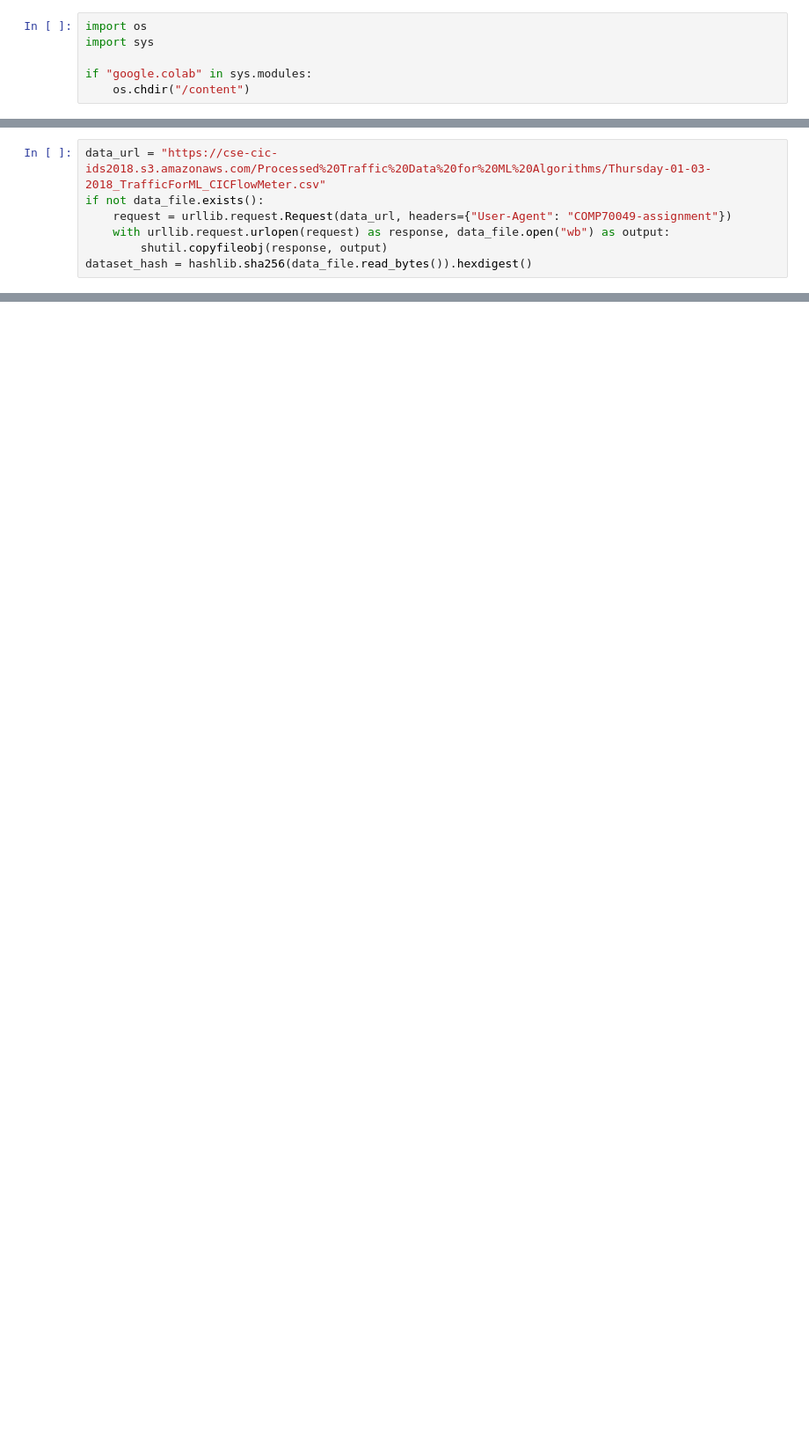
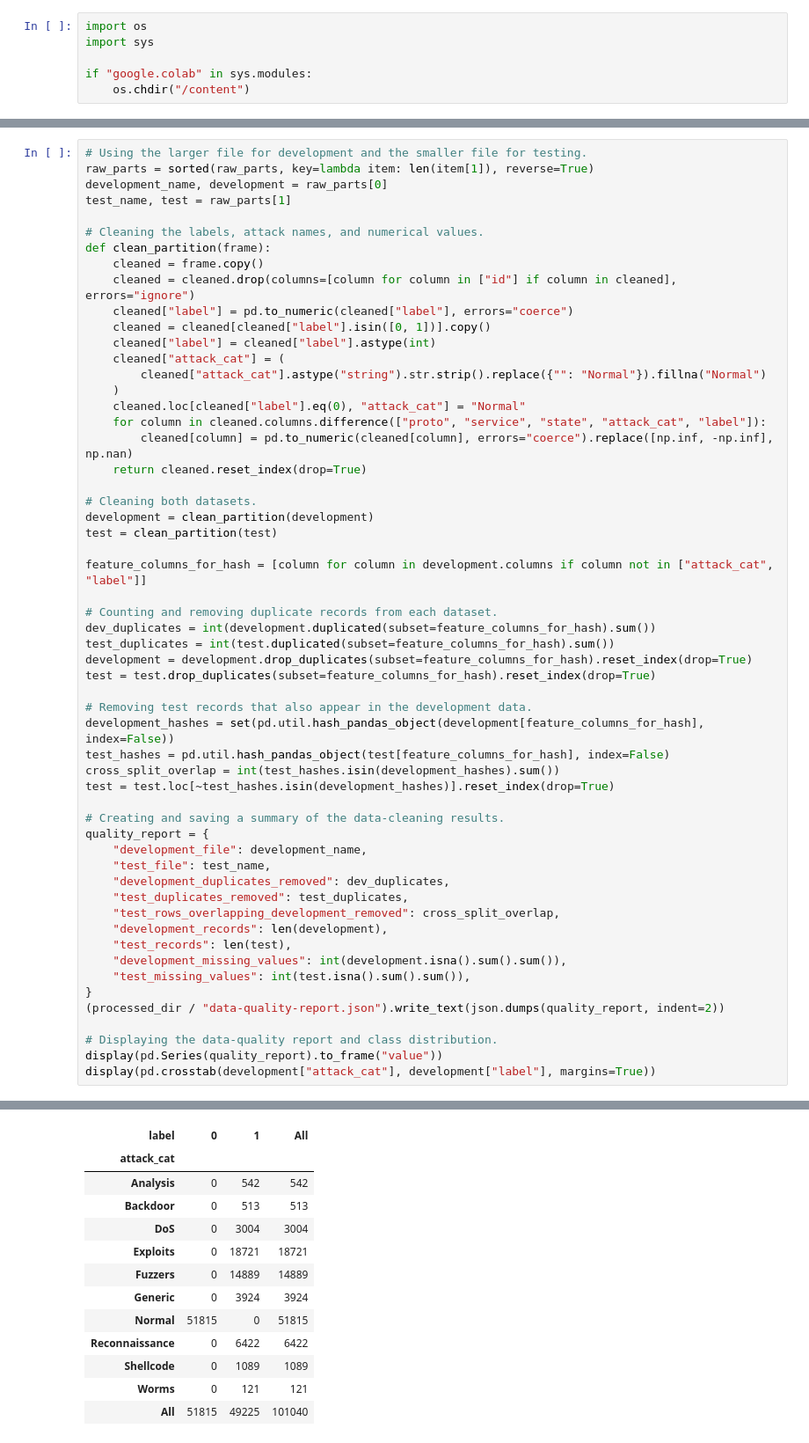
Before and after one commit to Saumyakeshi/ml_assignment, a Jupyter notebook: notebooks/03_anomaly_detection/section-03-anomaly-detection.ipynb, the cells around one changed output, grey strips where cells are left out. Shown at 88% size. Cells and saved outputs as stored; diff of their text form; blank space fills up the shorter version.

```diff
--- a/notebooks/03_anomaly_detection/section-03-anomaly-detection.ipynb
+++ b/notebooks/03_anomaly_detection/section-03-anomaly-detection.ipynb
@@ -85,7 +16,0 @@ Download the unclean flow-feature CSV for 1 March 2018, unless it already exists
-# %%
-data_url = "https://cse-cic-ids2018.s3.amazonaws.com/Processed%20Traffic%20Data%20for%20ML%20Algorithms/Thursday-01-03-2018_TrafficForML_CICFlowMeter.csv"
-if not data_file.exists():
-    request = urllib.request.Request(data_url, headers={"User-Agent": "COMP70049-assignment"})
-    with urllib.request.urlopen(request) as response, data_file.open("wb") as output:
-        shutil.copyfileobj(response, output)
-dataset_hash = hashlib.sha256(data_file.read_bytes()).hexdigest()
@@ -504,0 +153,57 @@ if in_colab:
+# %%
+# Using the larger file for development and the smaller file for testing.
+raw_parts = sorted(raw_parts, key=lambda item: len(item[1]), reverse=True)
+development_name, development = raw_parts[0]
+test_name, test = raw_parts[1]
+
+# Cleaning the labels, attack names, and numerical values.
+def clean_partition(frame):
+    cleaned = frame.copy()
+    cleaned = cleaned.drop(columns=[column for column in ["id"] if column in cleaned], errors="ignore")
+    cleaned["label"] = pd.to_numeric(cleaned["label"], errors="coerce")
+    cleaned = cleaned[cleaned["label"].isin([0, 1])].copy()
+    cleaned["label"] = cleaned["label"].astype(int)
+    cleaned["attack_cat"] = (
+        cleaned["attack_cat"].astype("string").str.strip().replace({"": "Normal"}).fillna("Normal")
+    )
+    cleaned.loc[cleaned["label"].eq(0), "attack_cat"] = "Normal"
+    for column in cleaned.columns.difference(["proto", "service", "state", "attack_cat", "label"]):
+        cleaned[column] = pd.to_numeric(cleaned[column], errors="coerce").replace([np.inf, -np.inf], np.nan)
+    return cleaned.reset_index(drop=True)
+
+# Cleaning both datasets.
+development = clean_partition(development)
+test = clean_partition(test)
+
+feature_columns_for_hash = [column for column in development.columns if column not in ["attack_cat", "label"]]
+
+# Counting and removing duplicate records from each dataset.
+dev_duplicates = int(development.duplicated(subset=feature_columns_for_hash).sum())
+test_duplicates = int(test.duplicated(subset=feature_columns_for_hash).sum())
+development = development.drop_duplicates(subset=feature_columns_for_hash).reset_index(drop=True)
+test = test.drop_duplicates(subset=feature_columns_for_hash).reset_index(drop=True)
+
+# Removing test records that also appear in the development data.
+development_hashes = set(pd.util.hash_pandas_object(development[feature_columns_for_hash], index=False))
+test_hashes = pd.util.hash_pandas_object(test[feature_columns_for_hash], index=False)
+cross_split_overlap = int(test_hashes.isin(development_hashes).sum())
+test = test.loc[~test_hashes.isin(development_hashes)].reset_index(drop=True)
+
+# Creating and saving a summary of the data-cleaning results.
+quality_report = {
+    "development_file": development_name,
+    "test_file": test_name,
+    "development_duplicates_removed": dev_duplicates,
+    "test_duplicates_removed": test_duplicates,
+    "test_rows_overlapping_development_removed": cross_split_overlap,
+    "development_records": len(development),
+    "test_records": len(test),
+    "development_missing_values": int(development.isna().sum().sum()),
+    "test_missing_values": int(test.isna().sum().sum()),
+}
+(processed_dir / "data-quality-report.json").write_text(json.dumps(quality_report, indent=2))
+
+# Displaying the data-quality report and class distribution.
+display(pd.Series(quality_report).to_frame("value"))
+display(pd.crosstab(development["attack_cat"], development["label"], margins=True))
+# %% [output]
@@ -504,0 +220,13 @@ if in_colab:
+| label | 0 | 1 | All |
+| attack_cat |  |  |  |
+| Analysis | 0 | 542 | 542 |
+| Backdoor | 0 | 513 | 513 |
+| DoS | 0 | 3004 | 3004 |
+| Exploits | 0 | 18721 | 18721 |
+| Fuzzers | 0 | 14889 | 14889 |
+| Generic | 0 | 3924 | 3924 |
+| Normal | 51815 | 0 | 51815 |
+| Reconnaissance | 0 | 6422 | 6422 |
+| Shellcode | 0 | 1089 | 1089 |
+| Worms | 0 | 121 | 121 |
+| All | 51815 | 49225 | 101040 |
```
Also changed, not shown: parts of 57 cells of this notebook, 22 other files.
